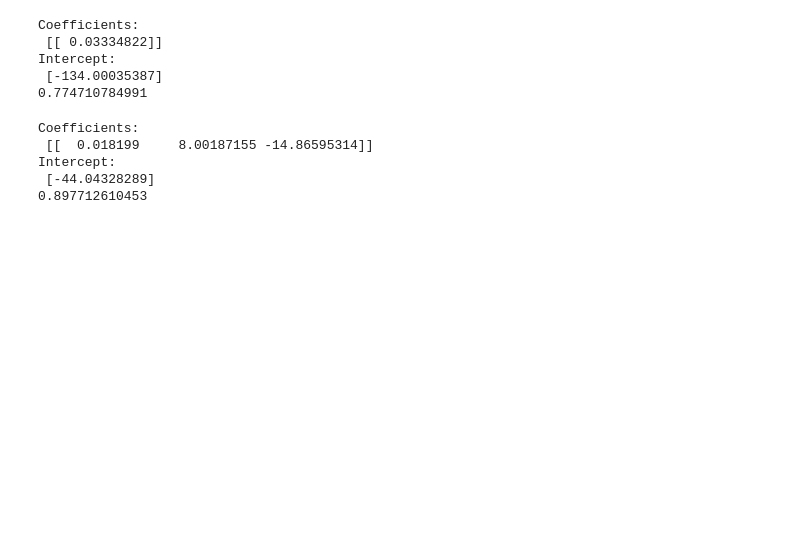
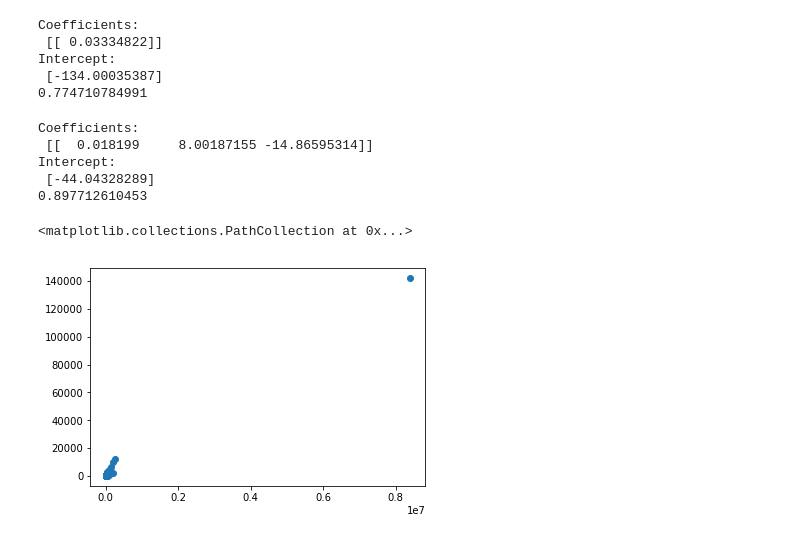
Before and after one commit to Schmidt8181/NY_Crime2013, a Jupyter notebook: NY_Crime_2013.ipynb, the cells around one changed output. Saved outputs shown, nothing was run; the diff lists cells and outputs as text; code cells hidden in the pictures; blank space fills up the shorter version.

```diff
--- a/NY_Crime_2013.ipynb
+++ b/NY_Crime_2013.ipynb
@@ -175,3 +181,8 @@ Coefficients:
 Intercept:
  [-44.04328289]
 0.897712610453
+# %%
+plt.scatter(Property_Crime['Population'], raw_crimes['Property\ncrime'])
+# %% [output]
+<matplotlib.collections.PathCollection at 0x...>
+[figure, added]
```
Also changed, not shown: parts of 3 cells of this notebook.
